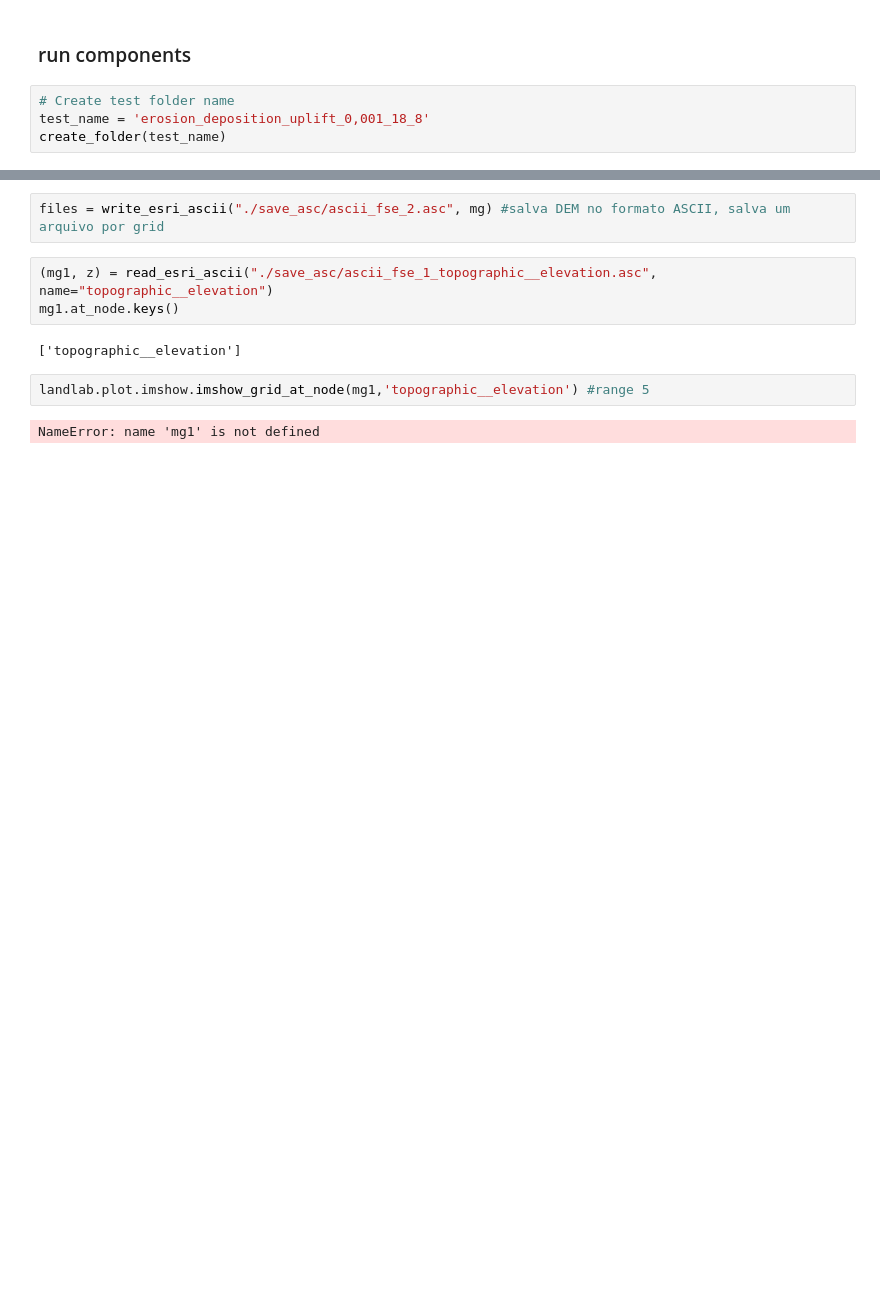
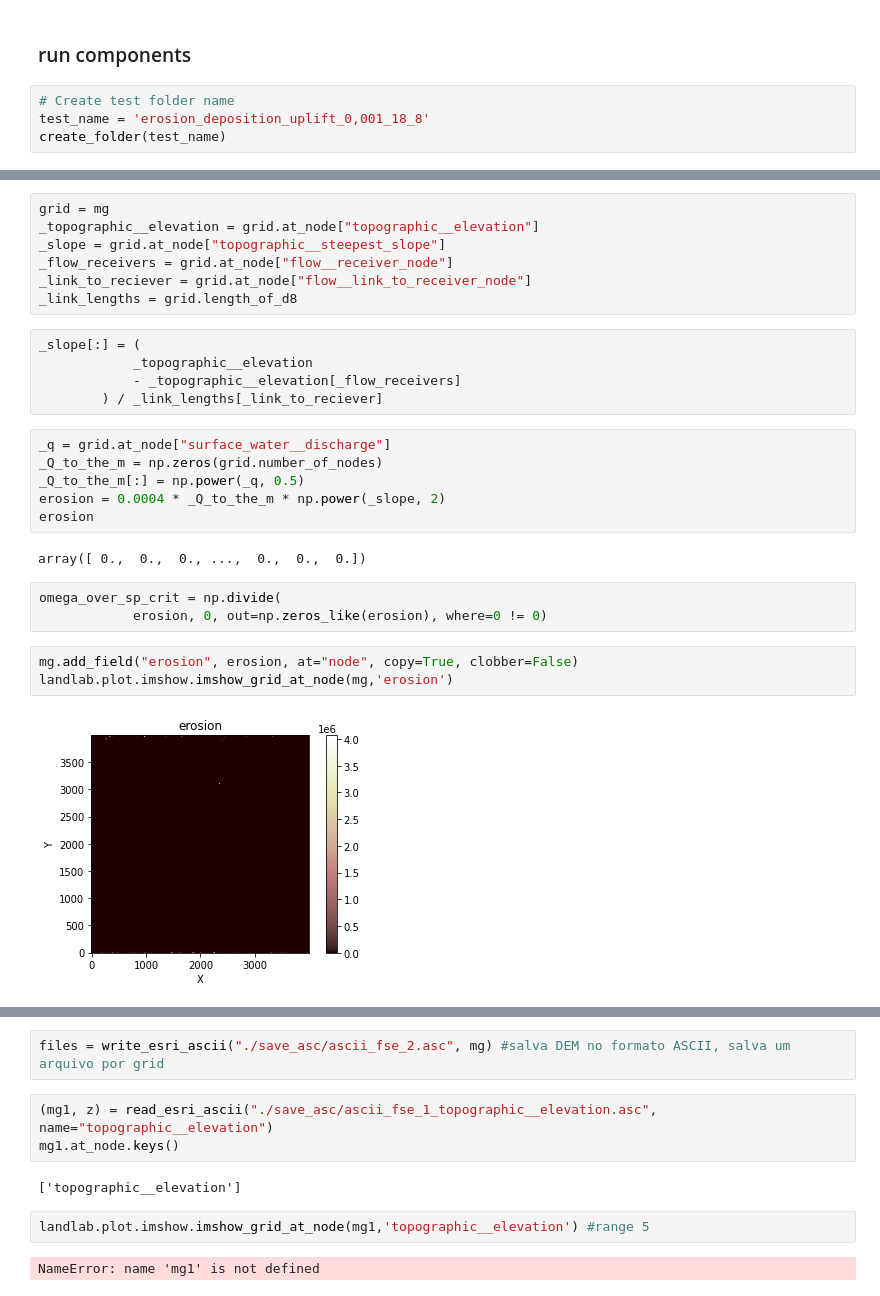
Before and after one commit to alanoMartins/LandLab_Explore, a Jupyter notebook: Fast Scape Eroder.ipynb, the cells around one changed output, grey strips where cells are left out. Drawn from its saved outputs; the diff is of its cells as text; blank space fills up the shorter version.

```diff
--- a/Fast Scape Eroder.ipynb
+++ b/Fast Scape Eroder.ipynb
@@ -146,0 +152,28 @@ landlab.plot.imshow.imshow_grid_at_node(mg,'topographic__elevation')
+# %%
+grid = mg
+_topographic__elevation = grid.at_node["topographic__elevation"]
+_slope = grid.at_node["topographic__steepest_slope"]
+_flow_receivers = grid.at_node["flow__receiver_node"]
+_link_to_reciever = grid.at_node["flow__link_to_receiver_node"]
+_link_lengths = grid.length_of_d8
+# %%
+_slope[:] = (
+            _topographic__elevation
+            - _topographic__elevation[_flow_receivers]
+        ) / _link_lengths[_link_to_reciever]
+# %%
+_q = grid.at_node["surface_water__discharge"]
+_Q_to_the_m = np.zeros(grid.number_of_nodes)
+_Q_to_the_m[:] = np.power(_q, 0.5)
+erosion = 0.0004 * _Q_to_the_m * np.power(_slope, 2)
+erosion
+# %% [output]
+array([ 0.,  0.,  0., ...,  0.,  0.,  0.])
+# %%
+omega_over_sp_crit = np.divide(
+            erosion, 0, out=np.zeros_like(erosion), where=0 != 0)
+# %%
+mg.add_field("erosion", erosion, at="node", copy=True, clobber=False)
+landlab.plot.imshow.imshow_grid_at_node(mg,'erosion')
+# %% [output]
+[figure, added]
```
Also changed, not shown: parts of 7 cells of this notebook.
